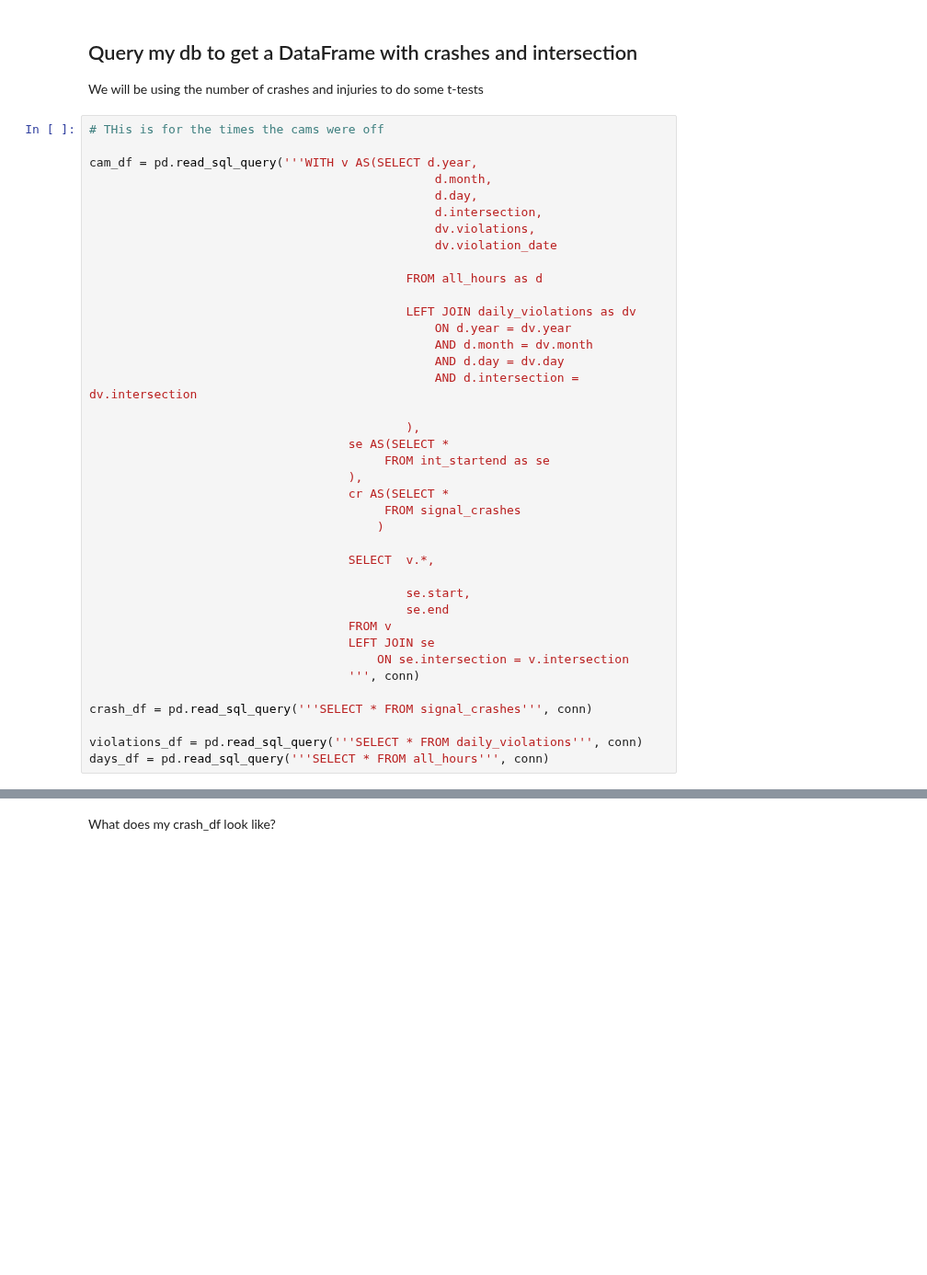
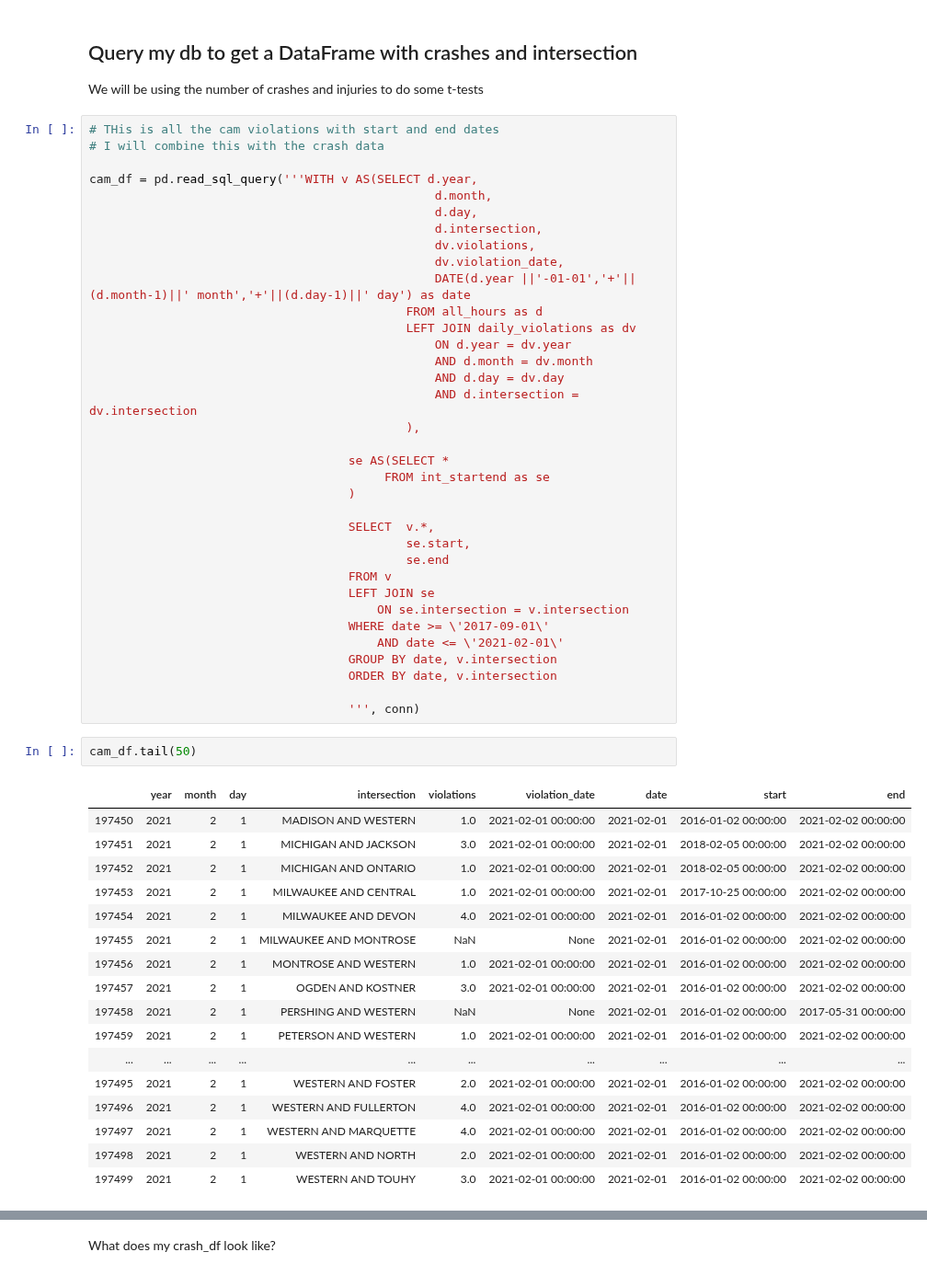
Before and after one commit to sciencelee/chicago-red-light-cameras, a Jupyter notebook: 05-rlc-natural-experiment-Copy1.ipynb, the cells around one changed output, grey strips where cells are left out. Shown at 92% size. Drawn from its saved outputs; the diff is of its cells as text; blank space fills up the shorter version.

```diff
--- a/05-rlc-natural-experiment-Copy1.ipynb
+++ b/05-rlc-natural-experiment-Copy1.ipynb
@@ -157,41 +160,57 @@ print((365.25*3 + 30*4) *153)
 ## Query my db to get a DataFrame with crashes and intersection
 We will be using the number of crashes and injuries to do some t-tests
 # %%
-# THis is for the times the cams were off
+# THis is all the cam violations with start and end dates
+# I will combine this with the crash data
 
 cam_df = pd.read_sql_query('''WITH v AS(SELECT d.year,
                                                 d.month,
                                                 d.day,
                                                 d.intersection,
                                                 dv.violations,
-                                                dv.violation_date
-
+                                                dv.violation_date,
+                                                DATE(d.year ||'-01-01','+'||(d.month-1)||' month','+'||(d.day-1)||' day') as date
                                             FROM all_hours as d
-
                                             LEFT JOIN daily_violations as dv
                                                 ON d.year = dv.year
                                                 AND d.month = dv.month
                                                 AND d.day = dv.day
                                                 AND d.intersection = dv.intersection
+                                            ),
 
-                                            ),
                                     se AS(SELECT *
                                          FROM int_startend as se
-                                    ),
-                                    cr AS(SELECT *
-                                         FROM signal_crashes
-                                        )
+                                    )
 
                                     SELECT  v.*,
-
                                             se.start,
                                             se.end
                                     FROM v
                                     LEFT JOIN se
                                         ON se.intersection = v.intersection
+                                    WHERE date >= \'2017-09-01\'
+                                        AND date <= \'2021-02-01\'
+                                    GROUP BY date, v.intersection
+                                    ORDER BY date, v.intersection
+
                                     ''', conn)
-
-crash_df = pd.read_sql_query('''SELECT * FROM signal_crashes''', conn)
-
-violations_df = pd.read_sql_query('''SELECT * FROM daily_violations''', conn)
-days_df = pd.read_sql_query('''SELECT * FROM all_hours''', conn)
+# %%
+cam_df.tail(50)
+# %% [output]
+|  | year | month | day | intersection | violations | violation_date | date | start | end |
+| 197450 | 2021 | 2 | 1 | MADISON AND WESTERN | 1.0 | 2021-02-01 00:00:00 | 2021-02-01 | 2016-01-02 00:00:00 | 2021-02-02 00:00:00 |
+| 197451 | 2021 | 2 | 1 | MICHIGAN AND JACKSON | 3.0 | 2021-02-01 00:00:00 | 2021-02-01 | 2018-02-05 00:00:00 | 2021-02-02 00:00:00 |
+| 197452 | 2021 | 2 | 1 | MICHIGAN AND ONTARIO | 1.0 | 2021-02-01 00:00:00 | 2021-02-01 | 2018-02-05 00:00:00 | 2021-02-02 00:00:00 |
+| 197453 | 2021 | 2 | 1 | MILWAUKEE AND CENTRAL | 1.0 | 2021-02-01 00:00:00 | 2021-02-01 | 2017-10-25 00:00:00 | 2021-02-02 00:00:00 |
+| 197454 | 2021 | 2 | 1 | MILWAUKEE AND DEVON | 4.0 | 2021-02-01 00:00:00 | 2021-02-01 | 2016-01-02 00:00:00 | 2021-02-02 00:00:00 |
+| 197455 | 2021 | 2 | 1 | MILWAUKEE AND MONTROSE | NaN | None | 2021-02-01 | 2016-01-02 00:00:00 | 2021-02-02 00:00:00 |
+| 197456 | 2021 | 2 | 1 | MONTROSE AND WESTERN | 1.0 | 2021-02-01 00:00:00 | 2021-02-01 | 2016-01-02 00:00:00 | 2021-02-02 00:00:00 |
+| 197457 | 2021 | 2 | 1 | OGDEN AND KOSTNER | 3.0 | 2021-02-01 00:00:00 | 2021-02-01 | 2016-01-02 00:00:00 | 2021-02-02 00:00:00 |
+| 197458 | 2021 | 2 | 1 | PERSHING AND WESTERN | NaN | None | 2021-02-01 | 2016-01-02 00:00:00 | 2017-05-31 00:00:00 |
+| 197459 | 2021 | 2 | 1 | PETERSON AND WESTERN | 1.0 | 2021-02-01 00:00:00 | 2021-02-01 | 2016-01-02 00:00:00 | 2021-02-02 00:00:00 |
+| ... | ... | ... | ... | ... | ... | ... | ... | ... | ... |
+| 197495 | 2021 | 2 | 1 | WESTERN AND FOSTER | 2.0 | 2021-02-01 00:00:00 | 2021-02-01 | 2016-01-02 00:00:00 | 2021-02-02 00:00:00 |
+| 197496 | 2021 | 2 | 1 | WESTERN AND FULLERTON | 4.0 | 2021-02-01 00:00:00 | 2021-02-01 | 2016-01-02 00:00:00 | 2021-02-02 00:00:00 |
+| 197497 | 2021 | 2 | 1 | WESTERN AND MARQUETTE | 4.0 | 2021-02-01 00:00:00 | 2021-02-01 | 2016-01-02 00:00:00 | 2021-02-02 00:00:00 |
+| 197498 | 2021 | 2 | 1 | WESTERN AND NORTH | 2.0 | 2021-02-01 00:00:00 | 2021-02-01 | 2016-01-02 00:00:00 | 2021-02-02 00:00:00 |
+| 197499 | 2021 | 2 | 1 | WESTERN AND TOUHY | 3.0 | 2021-02-01 00:00:00 | 2021-02-01 | 2016-01-02 00:00:00 | 2021-02-02 00:00:00 |
```
Also changed, not shown: parts of 113 cells of this notebook, 2 other files.
